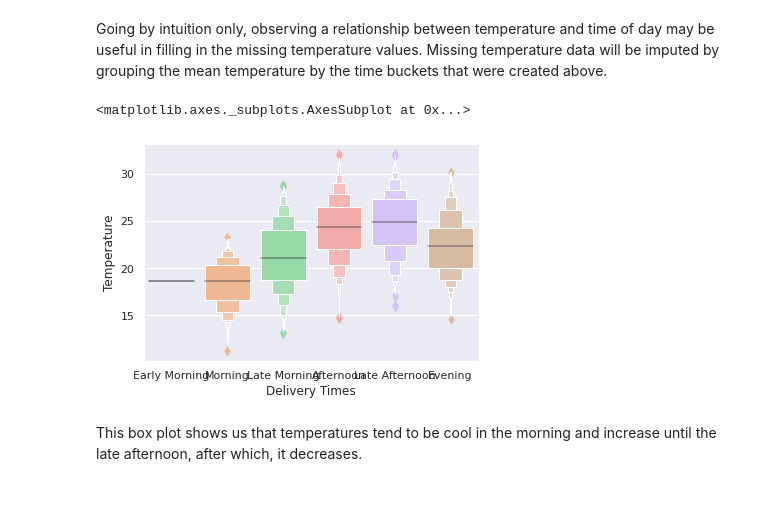
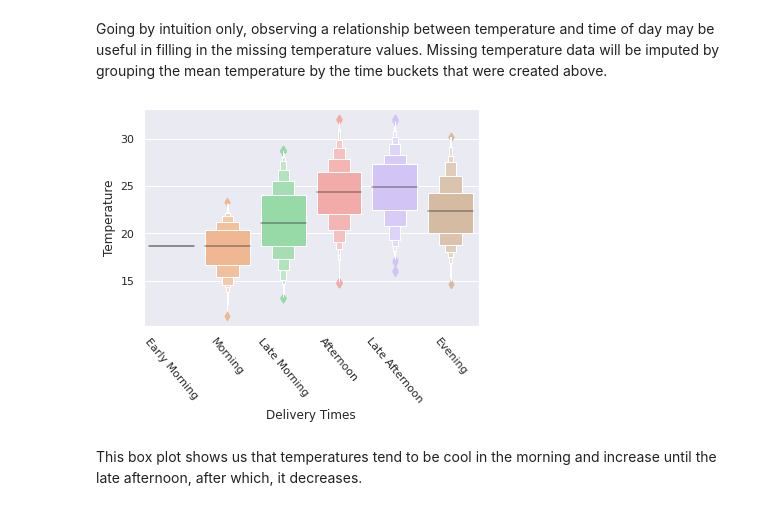
Before and after one commit to monicafar147/logistics-challenge, a Jupyter notebook: Wright.ipynb, the cells around one changed output. Drawn from its saved outputs; the diff is of its cells as text; code cells hidden in the pictures.

Commit message:
rotated temperature boxenplot xticks

```diff
--- a/Wright.ipynb
+++ b/Wright.ipynb
@@ -293,13 +293,13 @@ training_features['Precipitation in millimeters'] = training_features['Precipita
 # %% [markdown]
 Going by intuition only, observing a relationship between temperature and time of day may be useful in filling in the missing temperature values. Missing temperature data will be imputed by grouping the mean temperature by the time buckets that were created above.
 # %%
-sns.boxenplot(y=training_features['Temperature'],
-              x=training_features['Delivery Times'],
-              order=["Early Morning", "Morning", "Late Morning",
+del_temp_plt = sns.boxenplot(y=training_features['Temperature'],
+                x=training_features['Delivery Times'],
+                order=["Early Morning", "Morning", "Late Morning",
                      "Afternoon", "Late Afternoon", "Evening"])
+del_temp_plt = del_temp_plt.set_xticklabels(del_temp_plt.get_xticklabels(), rotation=-50)
 # %% [output]
-<matplotlib.axes._subplots.AxesSubplot at 0x...>
-[figure, old version]
+[figure, new version]
 # %% [markdown]
 This box plot shows us that temperatures tend to be cool in the morning and increase until the late afternoon, after which, it decreases.
 # %%
```
Also changed, not shown: parts of 14 cells of this notebook.
